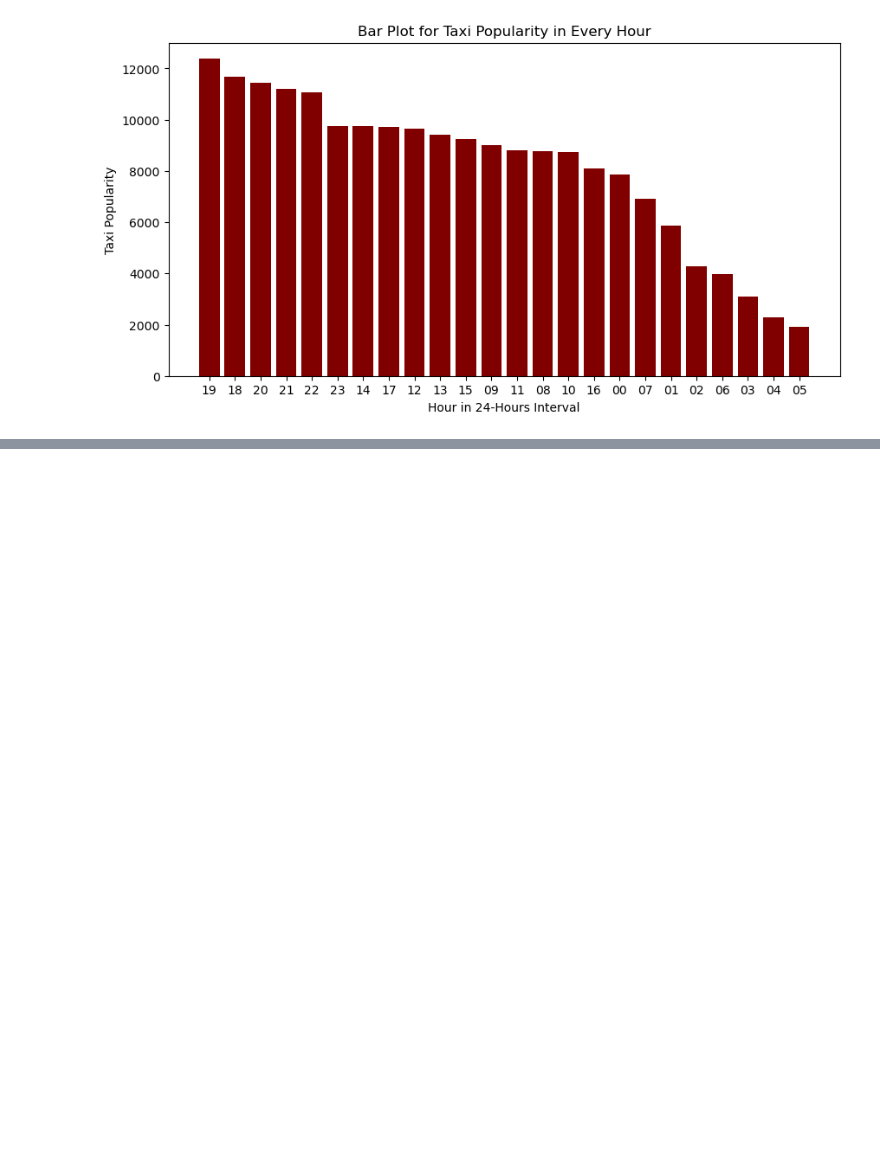
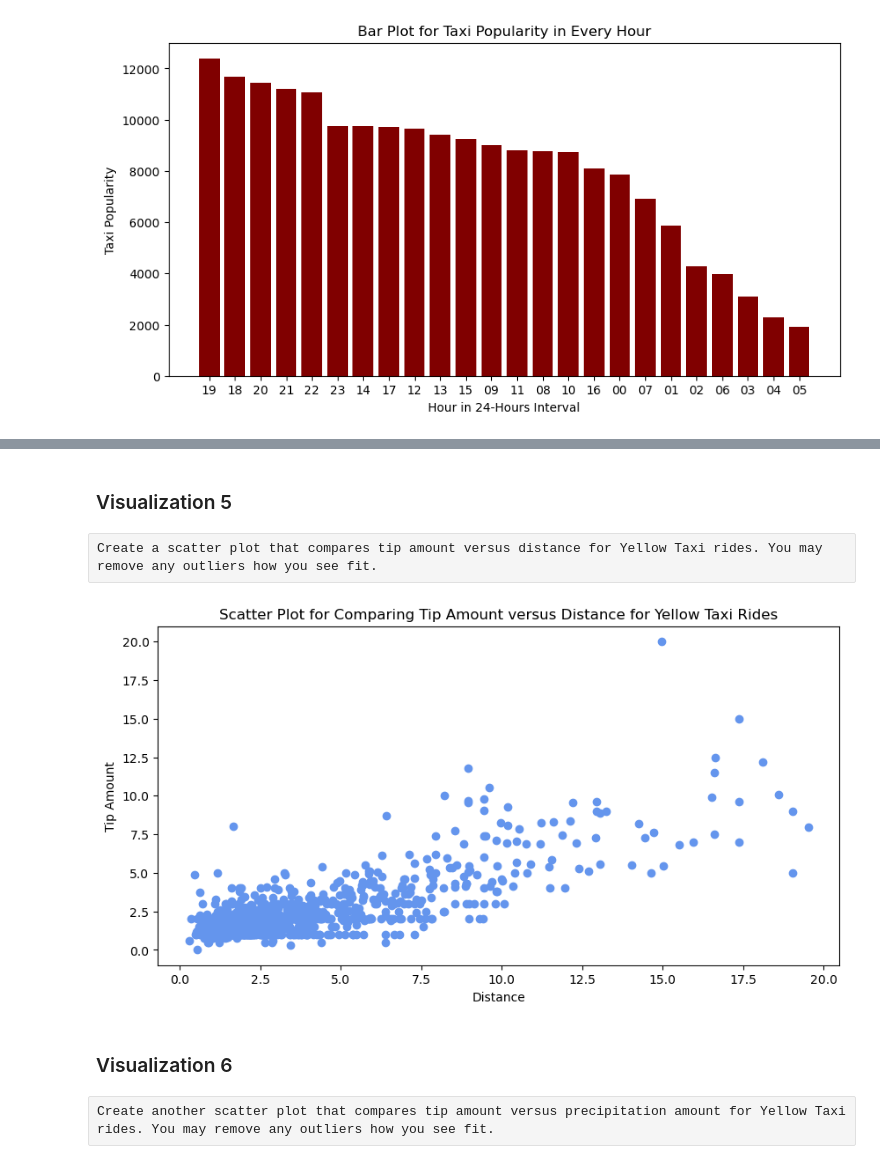
Before and after one commit to ZenanPeng/ZenanPeng-Final-Project, a Jupyter notebook: Project.ipynb, the cells around one changed output, grey strips where cells are left out. Cells and saved outputs as stored; diff of their text form; code cells hidden in the pictures; blank space fills up the shorter version.

```diff
--- a/Project.ipynb
+++ b/Project.ipynb
@@ -1172,0 +1384,16 @@ def plot_visual_1(dataframe):
+# %% [markdown]
+### Visualization 5
+# %% [raw]
+Create a scatter plot that compares tip amount versus distance for Yellow Taxi rides. You may remove any outliers how you see fit.
+# %%
+def get_data_for_visual_5():
+    # Query SQL database for the data needed.
+    # You can put the data queried into a pandas dataframe, if you wish
+    QUERY_taxi = """
+    SELECT tip_amount, distance
+    FROM taxi_trips
+    """
+
+    df_taxi_tip = pd.read_sql_query(QUERY_taxi, engine)
+
+    return df_taxi_tip
@@ -1172,0 +1402,32 @@ def plot_visual_1(dataframe):
+# %%
+def scatter_plot_tip_distance():
+
+    figure = plt.figure(figsize=(10, 5))
+
+    df_taxi_tip = get_data_for_visual_5()  # use the dataframe to pull out values needed to plot
+
+    # you may want to use matplotlib to plot your visualizations;
+    # there are also many other plot types (other
+    # than axes.plot) you can use
+    df_taxi_tip = df_taxi_tip[(df_taxi_tip['distance']<=20)
+                              &(df_taxi_tip['tip_amount']>0)
+                              &(df_taxi_tip['tip_amount']<=20)].sample(1000)
+
+    plt.scatter(df_taxi_tip['distance'], df_taxi_tip['tip_amount'], color = 'cornflowerblue')
+
+    # there are other methods to use to label your axes, to style
+    # and set up axes labels, etc
+
+    plt.xlabel("Distance")
+    plt.ylabel("Tip Amount")
+    plt.title("Scatter Plot for Comparing Tip Amount versus Distance for Yellow Taxi Rides")
+
+    plt.show()
+# %%
+scatter_plot_tip_distance()
+# %% [output]
+[figure, added]
+# %% [markdown]
+### Visualization 6
+# %% [raw]
+Create another scatter plot that compares tip amount versus precipitation amount for Yellow Taxi rides. You may remove any outliers how you see fit.
```
Also changed, not shown: parts of 67 cells of this notebook.
